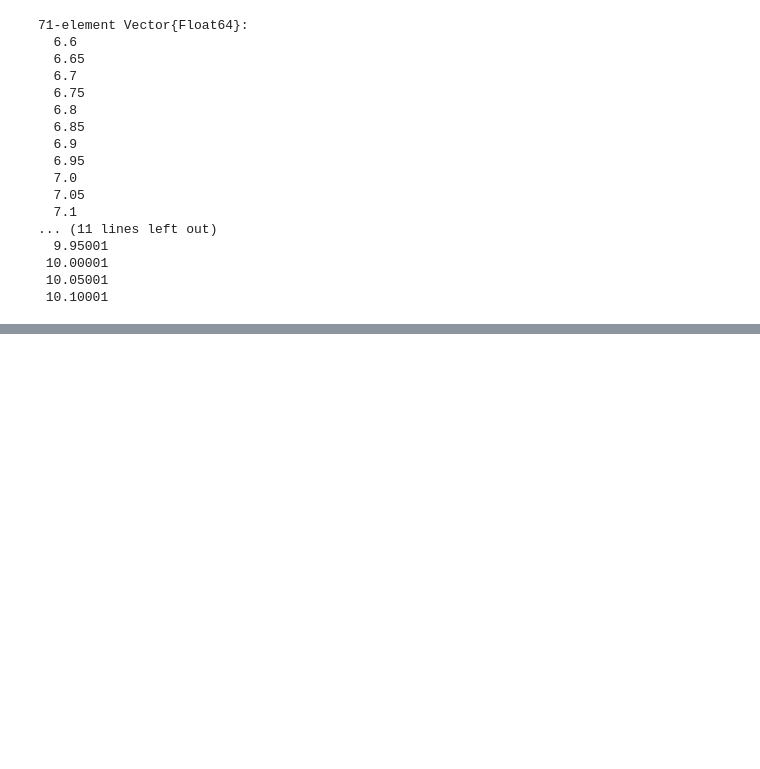
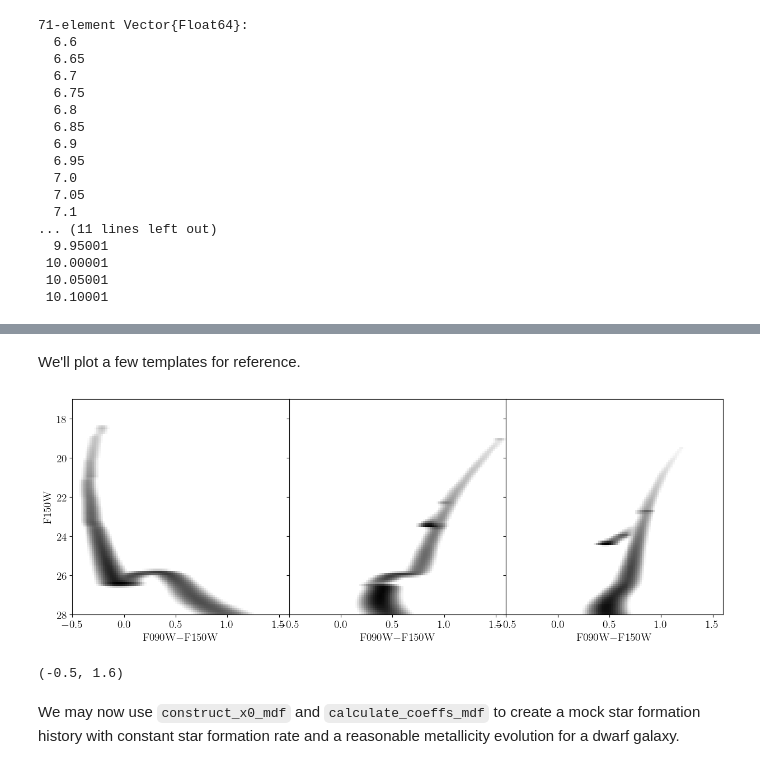
Before and after one commit to cgarling/StarFormationHistories.jl, a Jupyter notebook: examples/fitting1.ipynb, the cells around one changed output, grey strips where cells are left out. Drawn from its saved outputs; the diff is of its cells as text; code cells hidden in the pictures; blank space fills up the shorter version.

```diff
--- a/examples/fitting1.ipynb
+++ b/examples/fitting1.ipynb
@@ -75,0 +127,7 @@ unique(table.logAge)
+# %%
+# Some additional setup
+imf = Kroupa2001(0.08, 100.0) # Initial mass function model
+unique_logAge = unique(table.logAge)
+unique_MH = unique(table.MH)
+template_norm = 1e3 # The stellar mass of the populations in each template
+edges = (range(-0.5, 1.6, length=100), range(17.0, 28.0, length=100)) # The bin edges for the Hess diagrams
@@ -75,0 +156,6 @@ unique(table.logAge)
+# %%
+# Sort the template_logAge and template_MH so we have a guarantee for later
+permidx = sortperm(template_logAge)
+template_logAge = template_logAge[permidx]
+template_MH = template_MH[permidx]
+templates = templates[permidx]
@@ -75,0 +180,27 @@ unique(table.logAge)
+# %% [markdown]
+We'll plot a few templates for reference.
+# %%
+fig,axs=plt.subplots(1,3,sharey=true,figsize=(15,5))
+fig.subplots_adjust(hspace=0.0,wspace=0.0)
+
+axs[1].imshow(templates[100]', origin="lower",
+    extent=(extrema(edges[1])..., extrema(edges[2])...),
+    aspect="auto", cmap="Greys", norm=plt.matplotlib.colors.LogNorm(vmin=0.0005), rasterized=true)
+axs[2].imshow(templates[1500]', origin="lower",
+    extent=(extrema(edges[1])..., extrema(edges[2])...),
+    aspect="auto", cmap="Greys", norm=plt.matplotlib.colors.LogNorm(vmin=0.0005), rasterized=true)
+axs[3].imshow(templates[1800]', origin="lower",
+    extent=(extrema(edges[1])..., extrema(edges[2])...),
+    aspect="auto", cmap="Greys", norm=plt.matplotlib.colors.LogNorm(vmin=0.0005), rasterized=true)
+# im1.set_clim( [0.5, im1.get_clim()[2]] )
+axs[1].set_xlabel(L"F090W$-$F150W")
+axs[2].set_xlabel(L"F090W$-$F150W")
+axs[3].set_xlabel(L"F090W$-$F150W")
+axs[1].set_ylabel("F150W")
+axs[1].set_ylim(reverse(extrema(edges[2])))
+axs[1].set_xlim(extrema(edges[1]))
+# %% [output]
+[figure, added]
+(-0.5, 1.6)
+# %% [markdown]
+We may now use `construct_x0_mdf` and `calculate_coeffs_mdf` to create a mock star formation history with constant star formation rate and a reasonable metallicity evolution for a dwarf galaxy.
```
Also changed, not shown: parts of 16 cells of this notebook.
